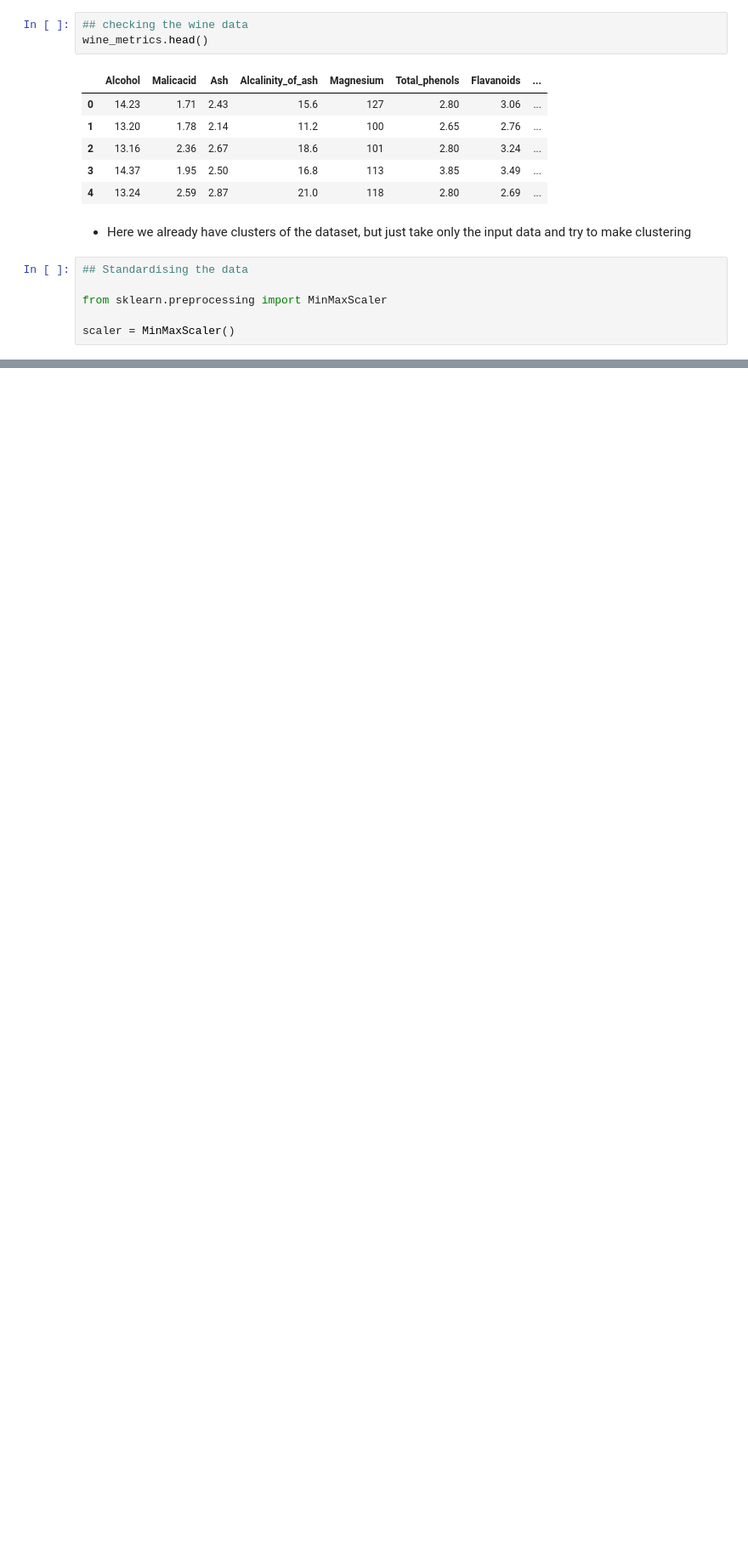
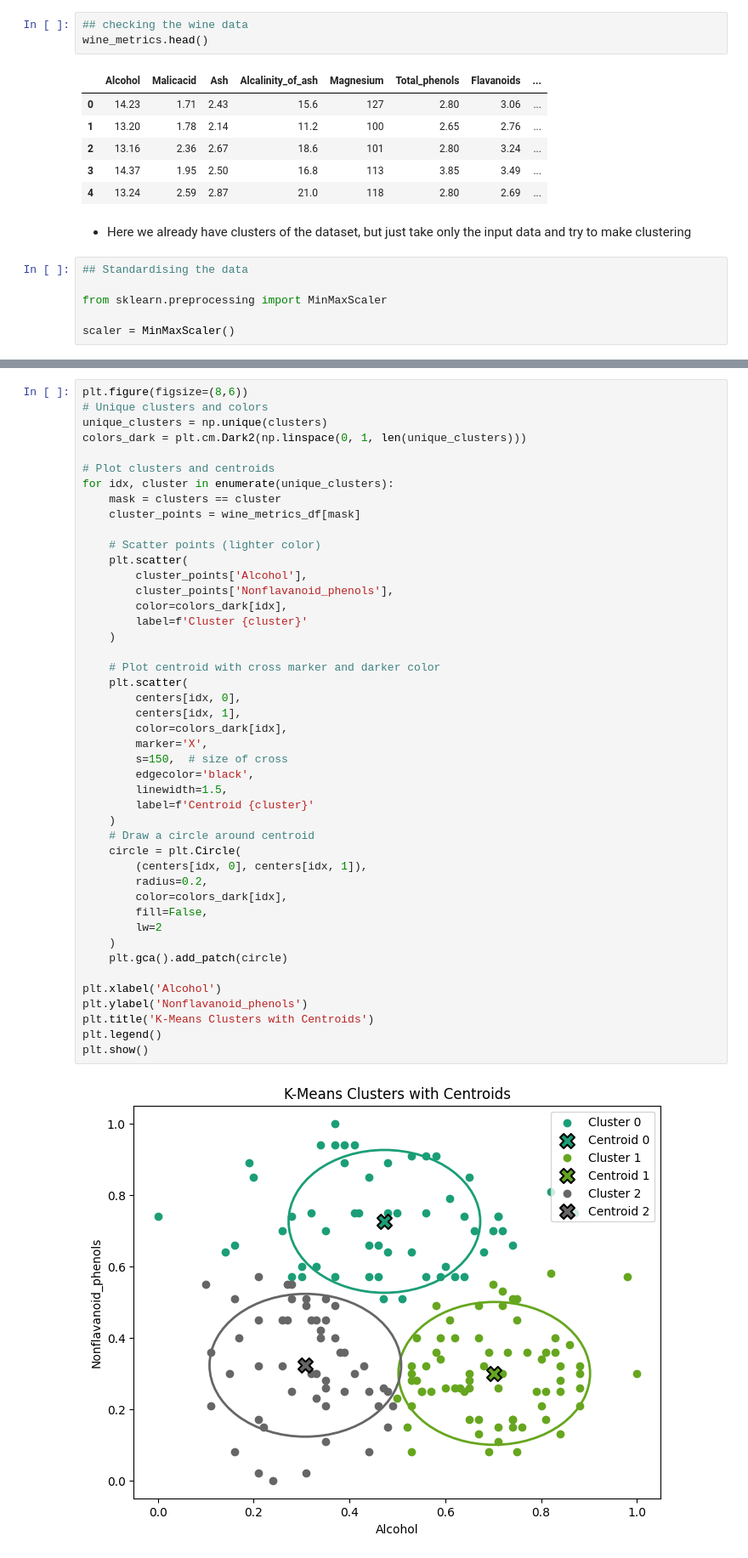
Before and after one commit to modelverseml/ml_clustering, a Jupyter notebook: ml_custering.ipynb, the cells around one changed output, grey strips where cells are left out. Shown at 85% size. Cells and saved outputs as stored; diff of their text form; blank space fills up the shorter version.

```diff
--- a/ml_custering.ipynb
+++ b/ml_custering.ipynb
@@ -49,0 +80,47 @@ See the caveats in the documentation: https://pandas.pydata.org/pandas-docs/stab
+# %%
+plt.figure(figsize=(8,6))
+# Unique clusters and colors
+unique_clusters = np.unique(clusters)
+colors_dark = plt.cm.Dark2(np.linspace(0, 1, len(unique_clusters)))
+
+# Plot clusters and centroids
+for idx, cluster in enumerate(unique_clusters):
+    mask = clusters == cluster
+    cluster_points = wine_metrics_df[mask]
+
+    # Scatter points (lighter color)
+    plt.scatter(
+        cluster_points['Alcohol'],
+        cluster_points['Nonflavanoid_phenols'],
+        color=colors_dark[idx],
+        label=f'Cluster {cluster}'
+    )
+
+    # Plot centroid with cross marker and darker color
+    plt.scatter(
+        centers[idx, 0],
+        centers[idx, 1],
+        color=colors_dark[idx],
+        marker='X',
+        s=150,  # size of cross
+        edgecolor='black',
+        linewidth=1.5,
+        label=f'Centroid {cluster}'
+    )
+    # Draw a circle around centroid
+    circle = plt.Circle(
+        (centers[idx, 0], centers[idx, 1]),
+        radius=0.2,
+        color=colors_dark[idx],
+        fill=False,
+        lw=2
+    )
+    plt.gca().add_patch(circle)
+
+plt.xlabel('Alcohol')
+plt.ylabel('Nonflavanoid_phenols')
+plt.title('K-Means Clusters with Centroids')
+plt.legend()
+plt.show()
+# %% [output]
+[figure, added]
```
Also changed, not shown: parts of 5 cells of this notebook, 2 other files.
